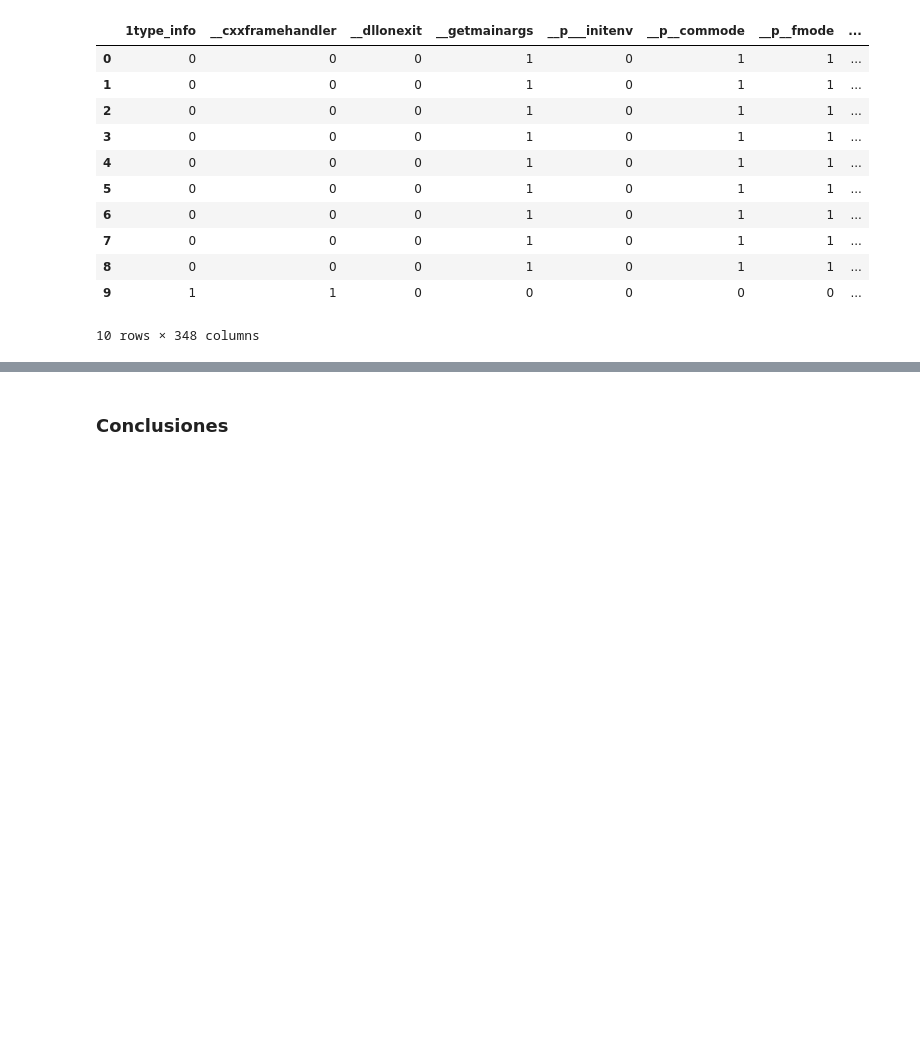
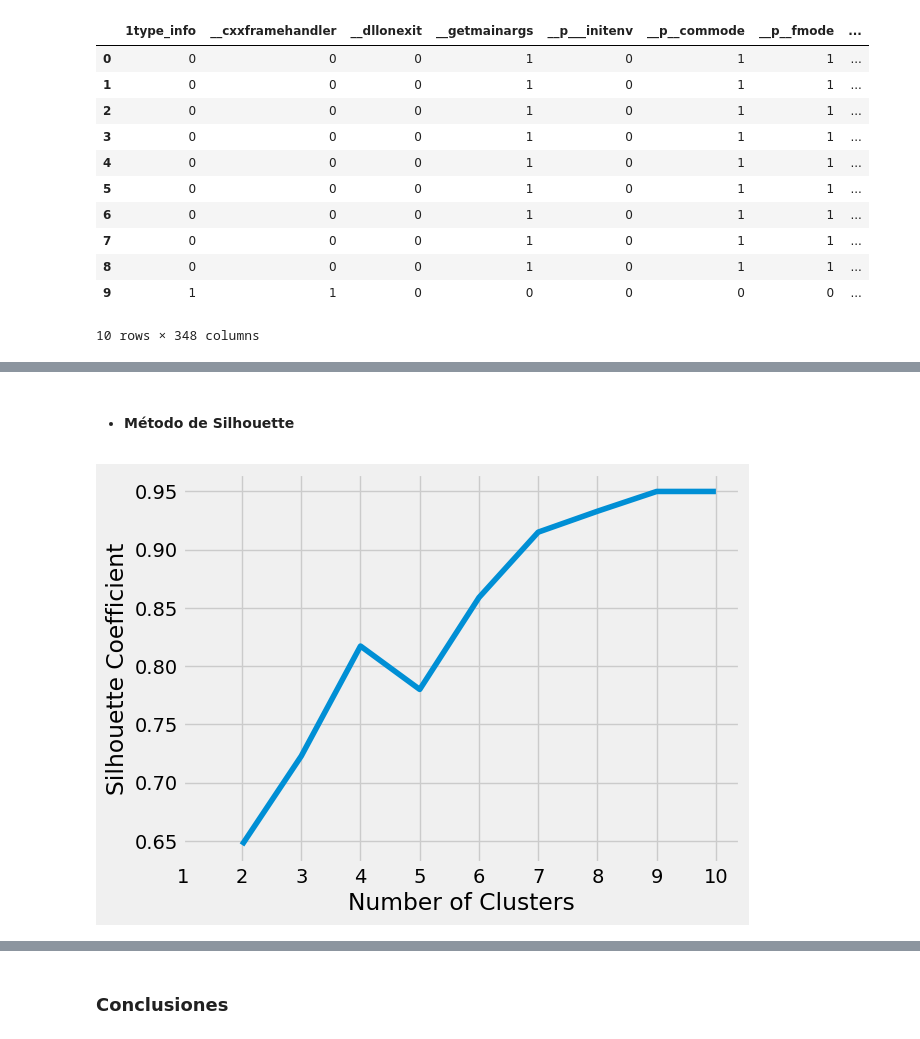
Before and after one commit to sebas411/Lab4-Security-Data-Science, a Jupyter notebook: lab 4.ipynb, the cells around one changed output, grey strips where cells are left out. Drawn from its saved outputs; the diff is of its cells as text; code cells hidden in the pictures; blank space fills up the shorter version.

```diff
--- a/lab 4.ipynb
+++ b/lab 4.ipynb
@@ -64,0 +88,19 @@ bow.head(10)
+# %% [markdown]
+- #### Método de Silhouette
+# %%
+sil_coefficients = []
+
+for k in range(2, 11):
+    model = KMeans(n_clusters=k, **kmeans_kwargs)
+    model.fit(bow)
+    score = silhouette_score(bow, model.labels_)
+    sil_coefficients.append(score)
+# %%
+plt.style.use("fivethirtyeight")
+plt.plot(range(2, 11), sil_coefficients)
+plt.xticks(range(1, 11))
+plt.xlabel("Number of Clusters")
+plt.ylabel("Silhouette Coefficient")
+plt.show()
+# %% [output]
+[figure, added]
```
Also changed, not shown: parts of 11 cells of this notebook, 4 other files.
